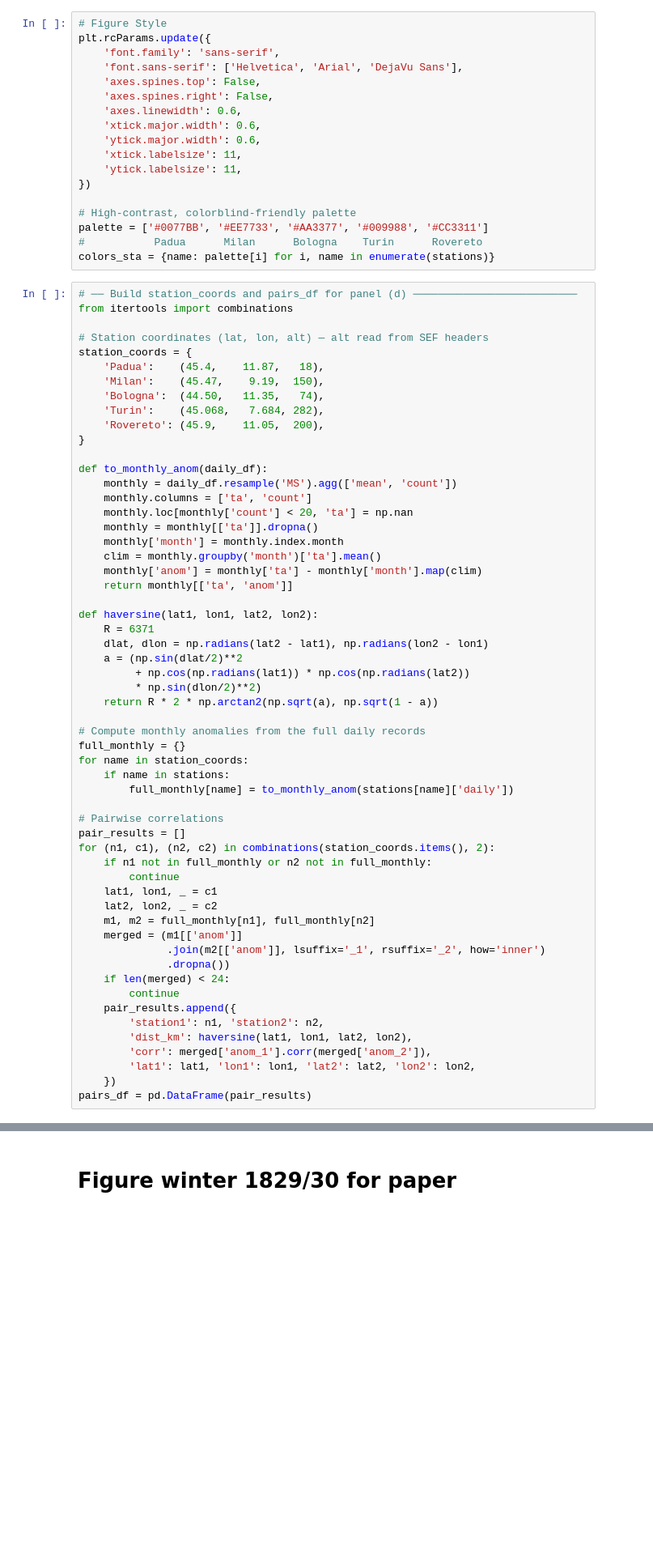
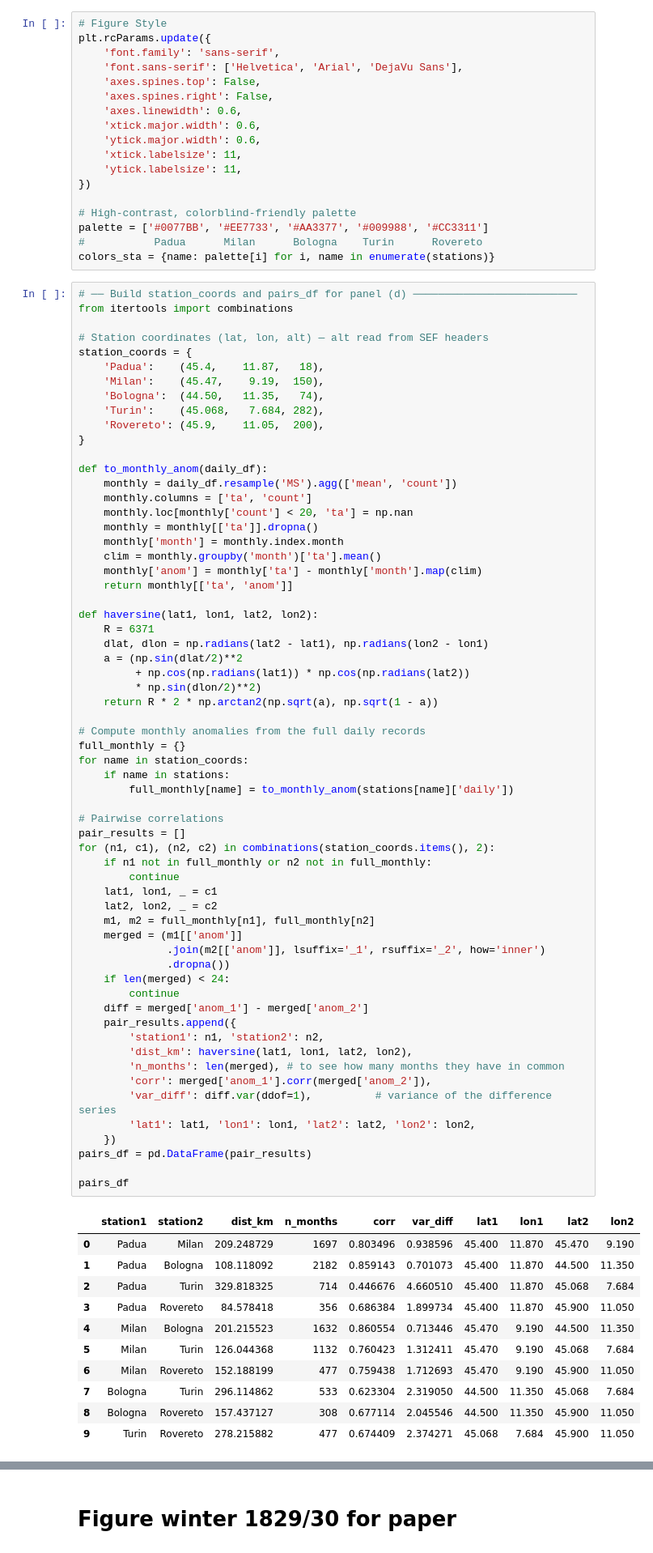
Before and after one commit to carlotatrx/dataprep, a Jupyter notebook: winter-1829-1830.ipynb, the cells around one changed output, grey strips where cells are left out. Shown at 81% size. Saved outputs shown, nothing was run; the diff lists cells and outputs as text; blank space fills up the shorter version.

```diff
--- a/winter-1829-1830.ipynb
+++ b/winter-1829-1830.ipynb
@@ -147,30 +147,47 @@ def haversine(lat1, lon1, lat2, lon2):
          + np.cos(np.radians(lat1)) * np.cos(np.radians(lat2))
          * np.sin(dlon/2)**2)
     return R * 2 * np.arctan2(np.sqrt(a), np.sqrt(1 - a))
 
 # Compute monthly anomalies from the full daily records
 full_monthly = {}
 for name in station_coords:
     if name in stations:
         full_monthly[name] = to_monthly_anom(stations[name]['daily'])
 
 # Pairwise correlations
 pair_results = []
 for (n1, c1), (n2, c2) in combinations(station_coords.items(), 2):
     if n1 not in full_monthly or n2 not in full_monthly:
         continue
     lat1, lon1, _ = c1
     lat2, lon2, _ = c2
     m1, m2 = full_monthly[n1], full_monthly[n2]
     merged = (m1[['anom']]
               .join(m2[['anom']], lsuffix='_1', rsuffix='_2', how='inner')
               .dropna())
     if len(merged) < 24:
         continue
+    diff = merged['anom_1'] - merged['anom_2']
     pair_results.append({
         'station1': n1, 'station2': n2,
         'dist_km': haversine(lat1, lon1, lat2, lon2),
+        'n_months': len(merged), # to see how many months they have in common
         'corr': merged['anom_1'].corr(merged['anom_2']),
+        'var_diff': diff.var(ddof=1),          # variance of the difference series
         'lat1': lat1, 'lon1': lon1, 'lat2': lat2, 'lon2': lon2,
     })
 pairs_df = pd.DataFrame(pair_results)
+
+pairs_df
+# %% [output]
+|  | station1 | station2 | dist_km | n_months | corr | var_diff | lat1 | lon1 | lat2 | lon2 |
+| 0 | Padua | Milan | 209.248729 | 1697 | 0.803496 | 0.938596 | 45.400 | 11.870 | 45.470 | 9.190 |
+| 1 | Padua | Bologna | 108.118092 | 2182 | 0.859143 | 0.701073 | 45.400 | 11.870 | 44.500 | 11.350 |
+| 2 | Padua | Turin | 329.818325 | 714 | 0.446676 | 4.660510 | 45.400 | 11.870 | 45.068 | 7.684 |
+| 3 | Padua | Rovereto | 84.578418 | 356 | 0.686384 | 1.899734 | 45.400 | 11.870 | 45.900 | 11.050 |
+| 4 | Milan | Bologna | 201.215523 | 1632 | 0.860554 | 0.713446 | 45.470 | 9.190 | 44.500 | 11.350 |
+| 5 | Milan | Turin | 126.044368 | 1132 | 0.760423 | 1.312411 | 45.470 | 9.190 | 45.068 | 7.684 |
+| 6 | Milan | Rovereto | 152.188199 | 477 | 0.759438 | 1.712693 | 45.470 | 9.190 | 45.900 | 11.050 |
+| 7 | Bologna | Turin | 296.114862 | 533 | 0.623304 | 2.319050 | 44.500 | 11.350 | 45.068 | 7.684 |
+| 8 | Bologna | Rovereto | 157.437127 | 308 | 0.677114 | 2.045546 | 44.500 | 11.350 | 45.900 | 11.050 |
+| 9 | Turin | Rovereto | 278.215882 | 477 | 0.674409 | 2.374271 | 45.068 | 7.684 | 45.900 | 11.050 |
```
Also changed, not shown: parts of 8 cells of this notebook, 19 other files.
